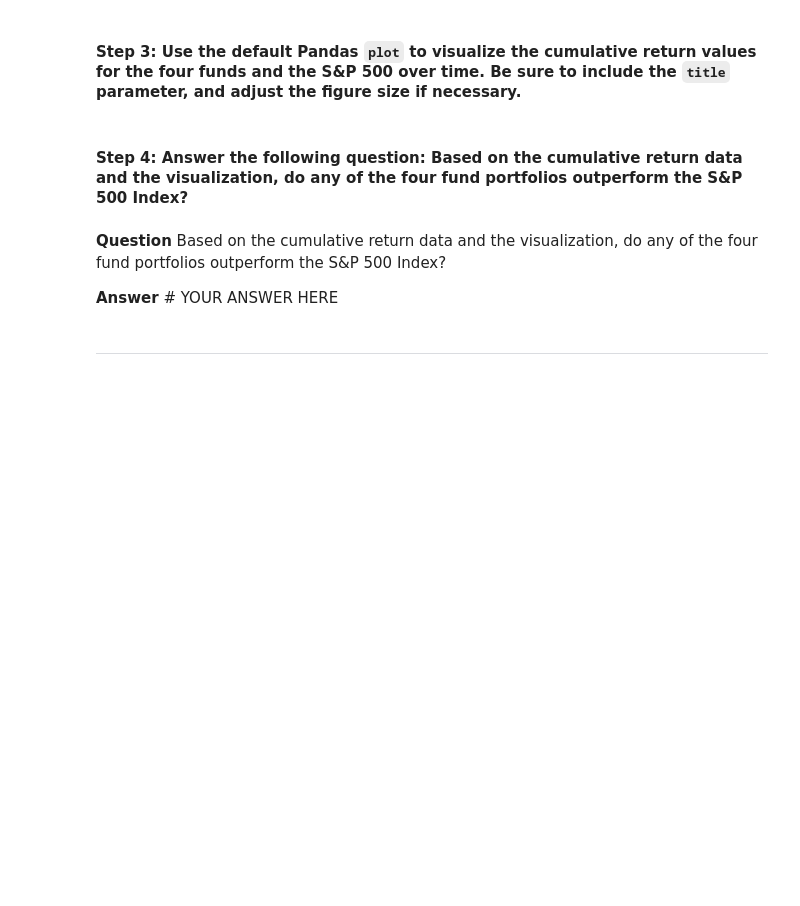
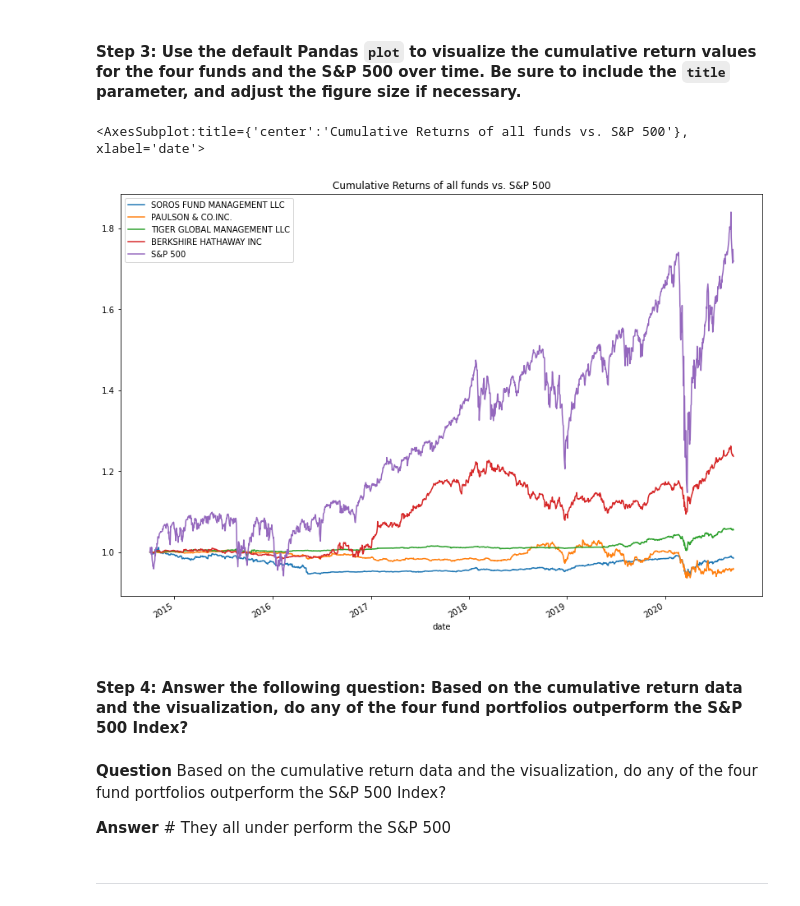
Before and after one commit to jblidell/Challenge_4, a Jupyter notebook: Starter_Code/risk_return_analysis.ipynb, the cells around one changed output. Cells and saved outputs as stored; diff of their text form; code cells hidden in the pictures; blank space fills up the shorter version.

```diff
--- a/Starter_Code/risk_return_analysis.ipynb
+++ b/Starter_Code/risk_return_analysis.ipynb
@@ -161,3 +164,5 @@ Analyze the data to determine if any of the portfolios outperform the broader st
 # Calculate and plot the cumulative returns of the 4 fund portfolios and the S&P 500
 # Review the last 5 rows of the cumulative returns DataFrame
 # YOUR CODE HERE
+whale_df_cuml = (1 + whale_df_daily).cumprod()
+whale_df_cuml.tail()
@@ -166,13 +179,16 @@ Analyze the data to determine if any of the portfolios outperform the broader st
 # %%
 # Visualize the cumulative returns using the Pandas plot function
 # Include a title parameter and adjust the figure size
-# YOUR CODE HERE
+whale_df_cuml.plot(figsize=(14,10), title="Cumulative Returns of all funds vs. S&P 500")
+# %% [output]
+<AxesSubplot:title={'center':'Cumulative Returns of all funds vs. S&P 500'}, xlabel='date'>
+[figure, added]
 # %% [markdown]
 #### Step 4: Answer the following question: Based on the cumulative return data and the visualization, do any of the four fund portfolios outperform the S&P 500 Index?
 # %% [markdown]
 **Question** Based on the cumulative return data and the visualization, do any of the four fund portfolios outperform the S&P 500 Index?
 
-**Answer** # YOUR ANSWER HERE
+**Answer** # They all under perform the S&P 500
 # %% [markdown]
 ---
 # %% [markdown]
```
Also changed, not shown: parts of 9 cells of this notebook.
